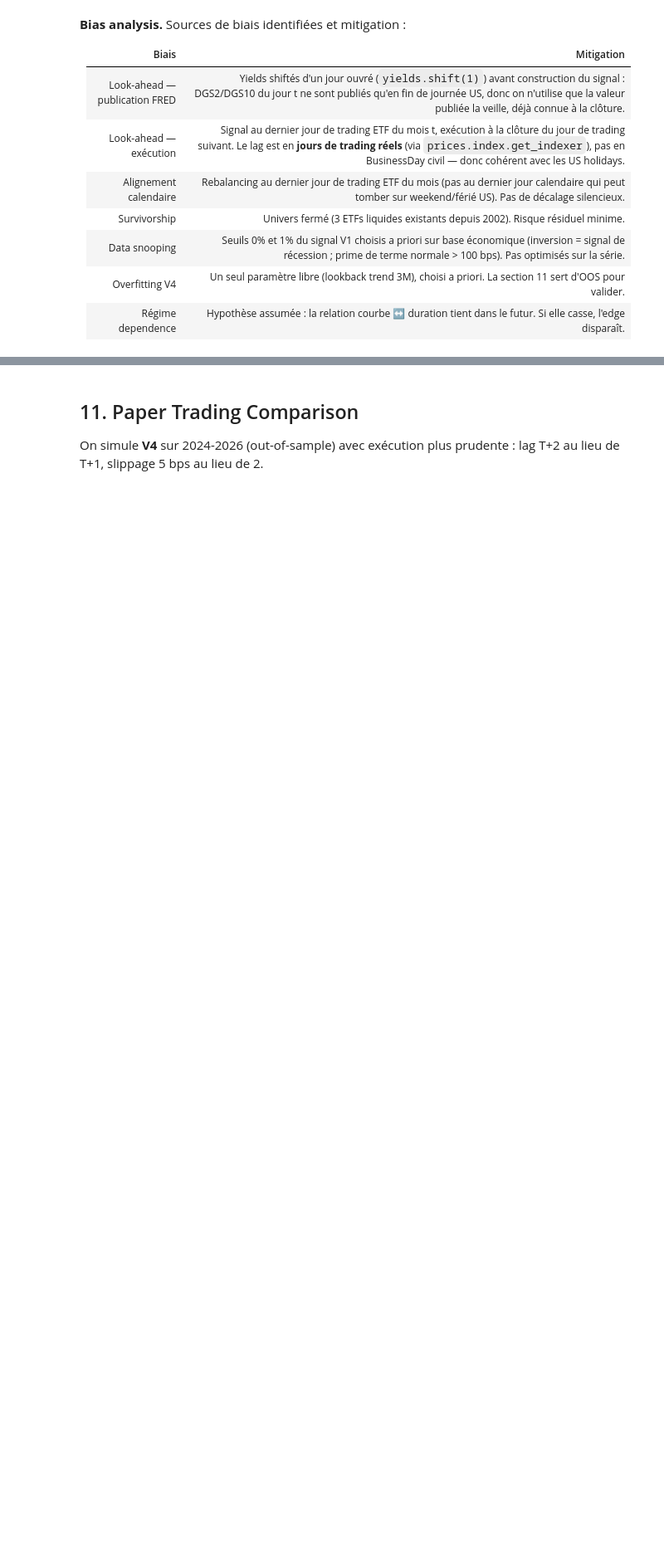
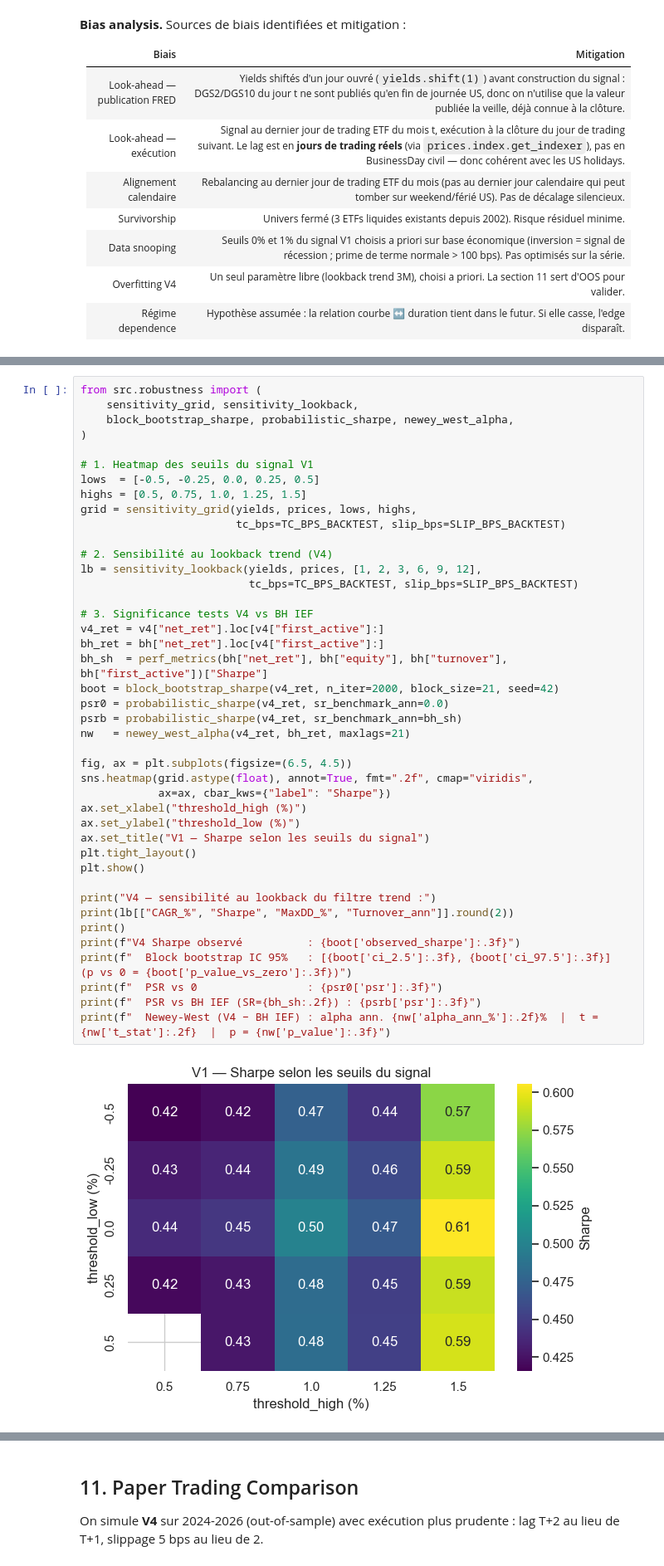
Before and after one commit to jbouniol/financial-engineering-lbo, a Jupyter notebook: notebooks/FINAL_notebook.ipynb, the cells around one changed output, grey strips where cells are left out. Shown at 83% size. Drawn from its saved outputs; the diff is of its cells as text; blank space fills up the shorter version.

```diff
--- a/notebooks/FINAL_notebook.ipynb
+++ b/notebooks/FINAL_notebook.ipynb
@@ -292,0 +301,44 @@ plt.tight_layout()
+# %%
+from src.robustness import (
+    sensitivity_grid, sensitivity_lookback,
+    block_bootstrap_sharpe, probabilistic_sharpe, newey_west_alpha,
+)
+
+# 1. Heatmap des seuils du signal V1
+lows  = [-0.5, -0.25, 0.0, 0.25, 0.5]
+highs = [0.5, 0.75, 1.0, 1.25, 1.5]
+grid = sensitivity_grid(yields, prices, lows, highs,
+                        tc_bps=TC_BPS_BACKTEST, slip_bps=SLIP_BPS_BACKTEST)
+
+# 2. Sensibilité au lookback trend (V4)
+lb = sensitivity_lookback(yields, prices, [1, 2, 3, 6, 9, 12],
+                          tc_bps=TC_BPS_BACKTEST, slip_bps=SLIP_BPS_BACKTEST)
+
+# 3. Significance tests V4 vs BH IEF
+v4_ret = v4["net_ret"].loc[v4["first_active"]:]
+bh_ret = bh["net_ret"].loc[v4["first_active"]:]
+bh_sh  = perf_metrics(bh["net_ret"], bh["equity"], bh["turnover"], bh["first_active"])["Sharpe"]
+boot = block_bootstrap_sharpe(v4_ret, n_iter=2000, block_size=21, seed=42)
+psr0 = probabilistic_sharpe(v4_ret, sr_benchmark_ann=0.0)
+psrb = probabilistic_sharpe(v4_ret, sr_benchmark_ann=bh_sh)
+nw   = newey_west_alpha(v4_ret, bh_ret, maxlags=21)
+
+fig, ax = plt.subplots(figsize=(6.5, 4.5))
+sns.heatmap(grid.astype(float), annot=True, fmt=".2f", cmap="viridis",
+            ax=ax, cbar_kws={"label": "Sharpe"})
+ax.set_xlabel("threshold_high (%)")
+ax.set_ylabel("threshold_low (%)")
+ax.set_title("V1 — Sharpe selon les seuils du signal")
+plt.tight_layout()
+plt.show()
+
+print("V4 — sensibilité au lookback du filtre trend :")
+print(lb[["CAGR_%", "Sharpe", "MaxDD_%", "Turnover_ann"]].round(2))
+print()
+print(f"V4 Sharpe observé          : {boot['observed_sharpe']:.3f}")
+print(f"  Block bootstrap IC 95%   : [{boot['ci_2.5']:.3f}, {boot['ci_97.5']:.3f}]  (p vs 0 = {boot['p_value_vs_zero']:.3f})")
+print(f"  PSR vs 0                 : {psr0['psr']:.3f}")
+print(f"  PSR vs BH IEF (SR={bh_sh:.2f}) : {psrb['psr']:.3f}")
+print(f"  Newey-West (V4 − BH IEF) : alpha ann. {nw['alpha_ann_%']:.2f}%  |  t = {nw['t_stat']:.2f}  |  p = {nw['p_value']:.3f}")
+# %% [output]
+[figure, added]
```
Also changed, not shown: parts of 4 cells of this notebook, 3 other files.
